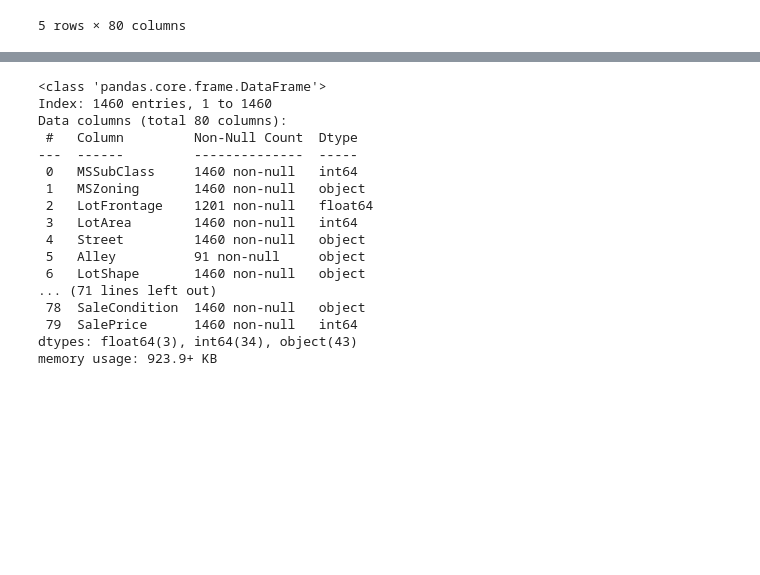
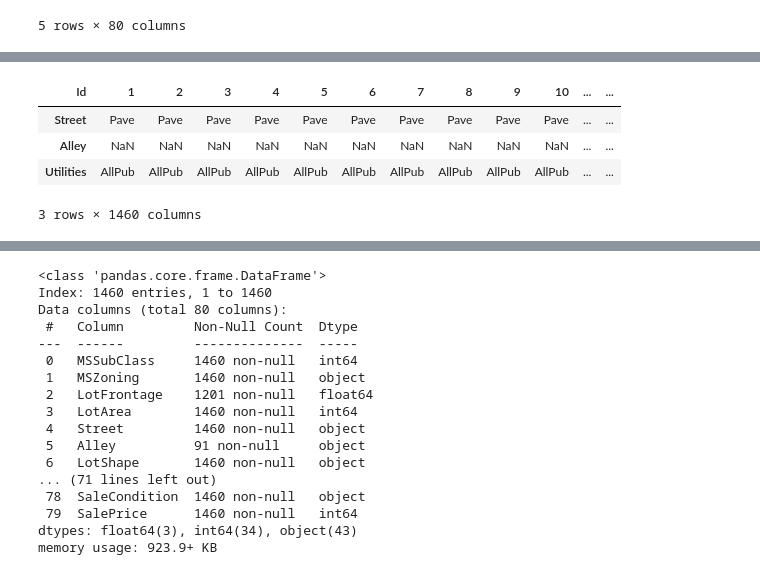
Before and after one commit to Atieng/Ames-analysis, a Jupyter notebook: Ames-analysis.ipynb, the cells around one changed output, grey strips where cells are left out. Saved outputs shown, nothing was run; the diff lists cells and outputs as text; code cells hidden in the pictures; blank space fills up the shorter version.

```diff
--- a/Ames-analysis.ipynb
+++ b/Ames-analysis.ipynb
@@ -24,0 +35,3 @@ df.head()
+# %%
+cols=df[['Street','Alley','Utilities']]
+cols.set_index('Street')
@@ -24,0 +53,8 @@ df.head()
+# %%
+cols.T
+# %% [output]
+| Id | 1 | 2 | 3 | 4 | 5 | 6 | 7 | 8 | 9 | 10 | ... | ... |
+| Street | Pave | Pave | Pave | Pave | Pave | Pave | Pave | Pave | Pave | Pave | ... | ... |
+| Alley | NaN | NaN | NaN | NaN | NaN | NaN | NaN | NaN | NaN | NaN | ... | ... |
+| Utilities | AllPub | AllPub | AllPub | AllPub | AllPub | AllPub | AllPub | AllPub | AllPub | AllPub | ... | ... |
+3 rows × 1460 columns
```
Also changed, not shown: parts of 8 cells of this notebook, 1 other file.
